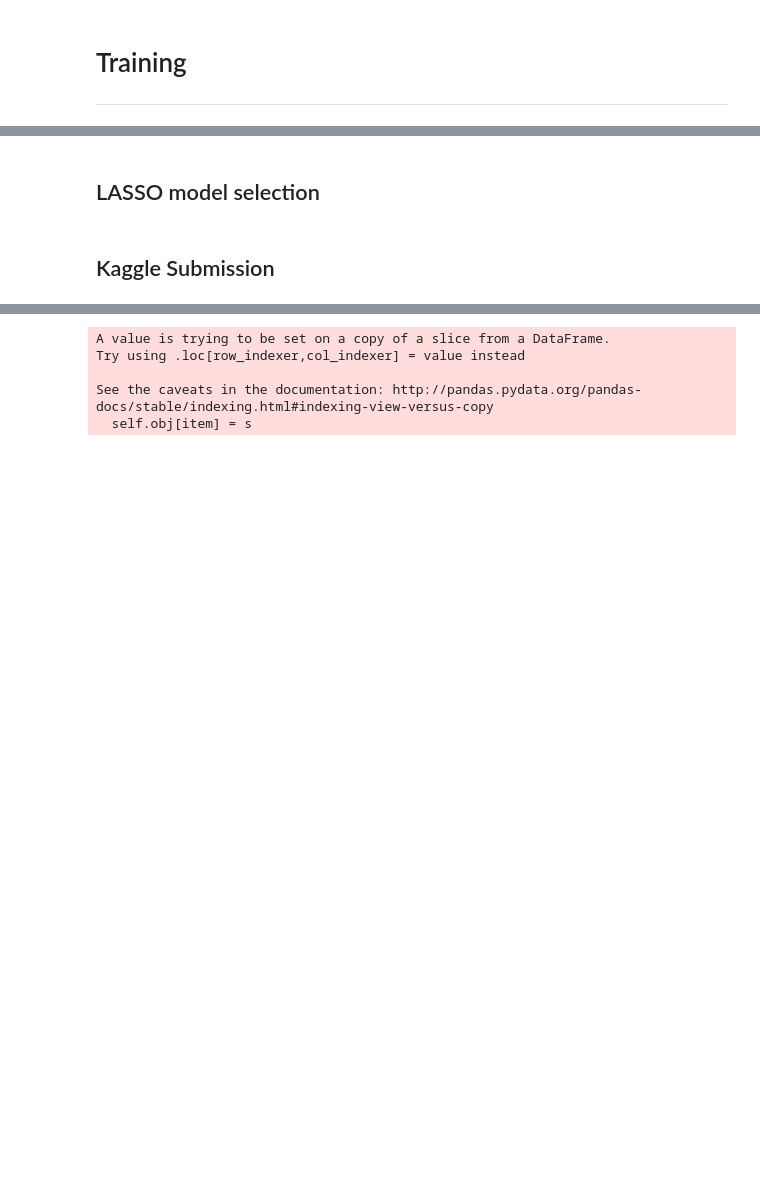
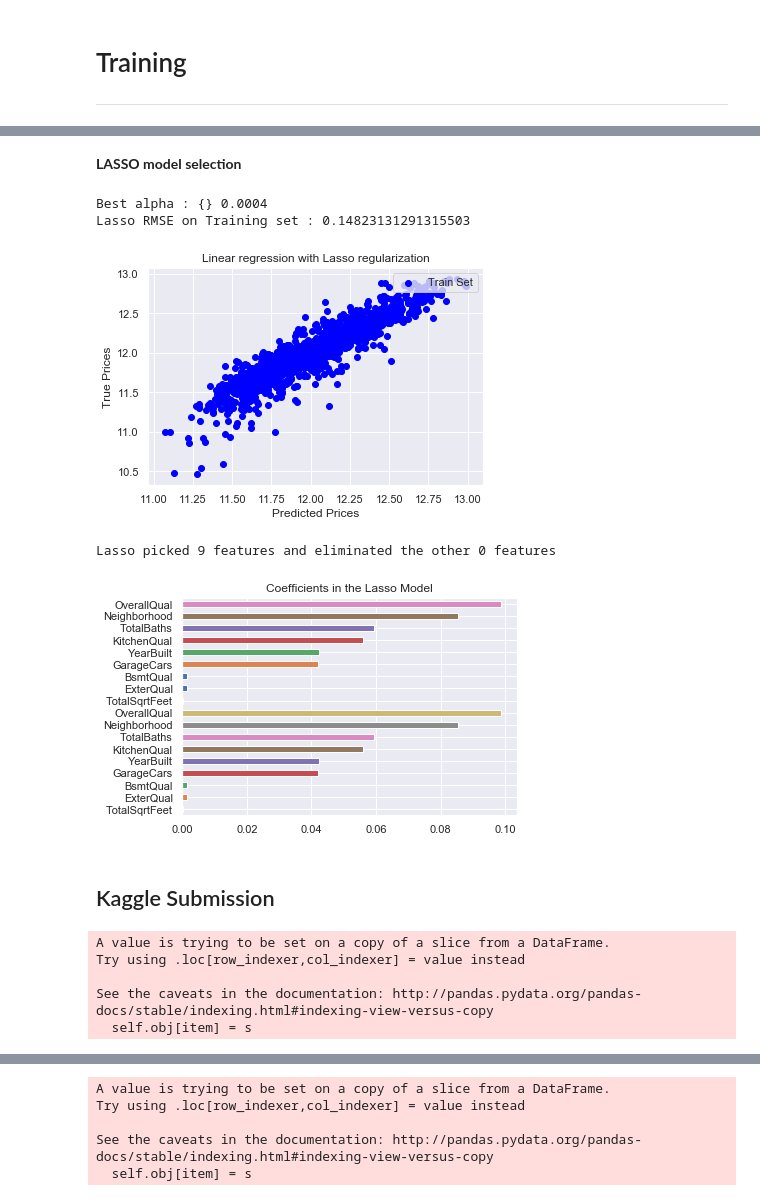
Before and after one commit to JoannaBroniarek/House-Prices-Advanced-Regression-Techniques, a Jupyter notebook: Kaggle_Project2.ipynb, the cells around one changed output, grey strips where cells are left out. Cells and saved outputs as stored; diff of their text form; code cells hidden in the pictures; blank space fills up the shorter version.

```diff
--- a/Kaggle_Project2.ipynb
+++ b/Kaggle_Project2.ipynb
@@ -618,6 +553,0 @@ Standarizing by StandardScaler
-# %%
-notnormalized_frs = list(set(interesting_columns).intersection(set(num_features)))
-
-stdSc = StandardScaler()
-X_train.loc[:, notnormalized_frs] = stdSc.fit_transform(X_train.loc[:, notnormalized_frs])
-X_test.loc[:, notnormalized_frs] = stdSc.transform(X_test.loc[:, notnormalized_frs])
@@ -632,5 +553,0 @@ I am doing linear regression on all features in my dataframe.
-# %%
-lr = LinearRegression()
-lr.fit(X_train, y_train)
-y_train_pred = lr.predict(X_train)
-y_test_pred = lr.predict(X_test)
@@ -677,2 +562,2 @@ Conclusions:
 # %% [markdown]
-## LASSO model selection
+**LASSO model selection**
@@ -706,2 +566,52 @@ plt.ylim(ymin, ymax)
+# %%
+lasso_model = LassoCV(alphas = [0.0001,0.0002, 0.0003, 0.0004, 0.0006, 0.0009, 0.001, 0.003, 0.006, 0.01, 0.03, 0.06, 0.1,
+                          0.3, 0.6, 1], cv=10).fit(X_train, y_train)
+
+
+lasso_model.fit(X_train, y_train)
+alpha = lasso_model.alpha_
+
+print("Best alpha : {}", alpha)
+print("Lasso RMSE on Training set :", rmse_cv(lasso_model).mean())
+# %% [output]
+Best alpha : {} 0.0004
+Lasso RMSE on Training set : 0.14823131291315503
+# %%
+# Predictions
+y_train_lasso = lasso_model.predict(X_train)
+# %%
+#TODO : zmien troche, to jest kopia
+
+# Plot predictions
+plt.scatter(y_train_lasso, y_train, c = "blue", label = "Train Set")
+plt.title("Linear regression with Lasso regularization")
+plt.xlabel("Predicted Prices")
+plt.ylabel("True Prices")
+plt.legend(loc = "upper right")
+# plt.plot([10.5, 13.5], [10.5, 13.5], c = "red")
+plt.show()
+
+# Plot important coefficients
+coefs = pd.Series(lasso_model.coef_, index = X_train.columns)
+print("Lasso picked " + str(sum(coefs != 0)) + " features and eliminated the other " +  \
+      str(sum(coefs == 0)) + " features")
+imp_coefs = pd.concat([coefs.sort_values().head(10),
+                     coefs.sort_values().tail(10)])
+imp_coefs.plot(kind = "barh")
+plt.title("Coefficients in the Lasso Model")
+plt.show()
+# %% [output]
+[figure, added]
+Lasso picked 9 features and eliminated the other 0 features
+[figure, added]
 # %% [markdown]
 ## Kaggle Submission
+# %%
+test_X = test_df[interesting_columns]
+test_X.loc[:, notnormalized_frs] = stdSc.transform(test_X.loc[:, notnormalized_frs])
+# %% [output]
+A value is trying to be set on a copy of a slice from a DataFrame.
+Try using .loc[row_indexer,col_indexer] = value instead
+
+See the caveats in the documentation: http://pandas.pydata.org/pandas-docs/stable/indexing.html#indexing-view-versus-copy
+  self.obj[item] = s
```
Also changed, not shown: parts of 25 cells of this notebook.
